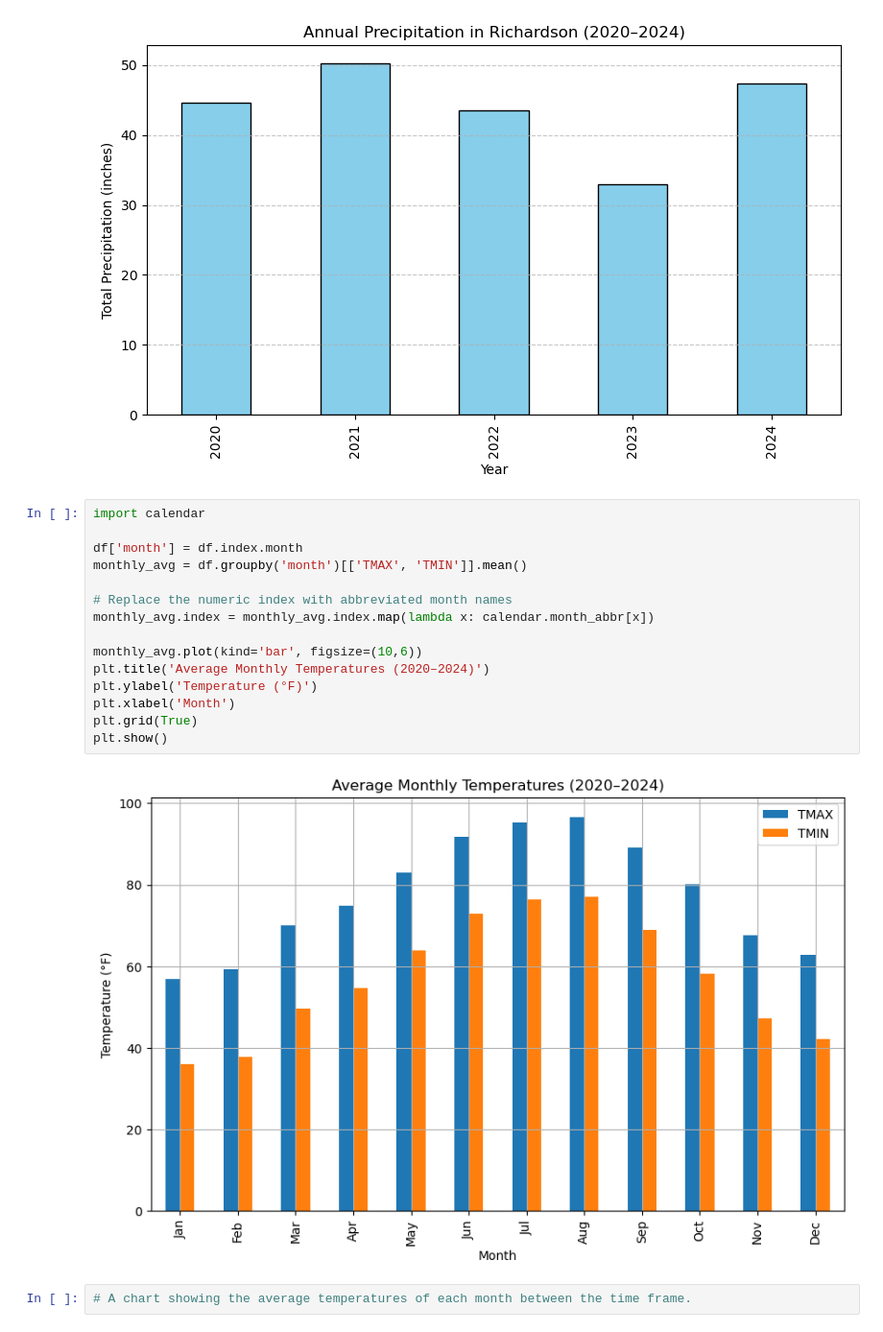
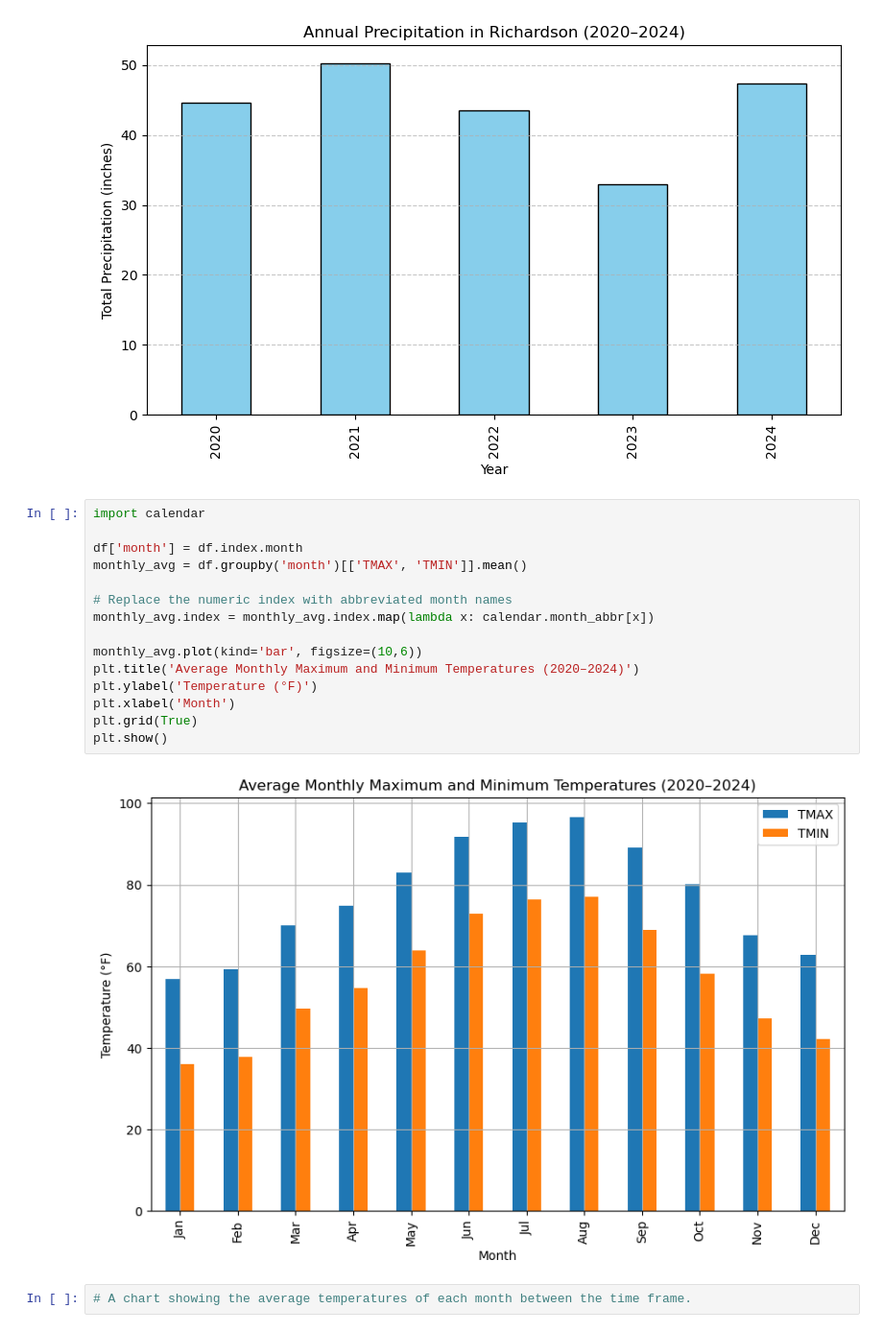
Before and after one commit to Reev132/richardson-weather-analysis, a Jupyter notebook: notebooks/1_Data_Exploration.ipynb, the cells around one changed output. Shown: that part at 96% size. Cells and saved outputs as stored; diff of their text form.

```diff
--- a/notebooks/1_Data_Exploration.ipynb
+++ b/notebooks/1_Data_Exploration.ipynb
@@ -115,20 +115,20 @@ plt.show()
 # %%
 import calendar
 
 df['month'] = df.index.month
 monthly_avg = df.groupby('month')[['TMAX', 'TMIN']].mean()
 
 # Replace the numeric index with abbreviated month names
 monthly_avg.index = monthly_avg.index.map(lambda x: calendar.month_abbr[x])
 
 monthly_avg.plot(kind='bar', figsize=(10,6))
-plt.title('Average Monthly Temperatures (2020–2024)')
+plt.title('Average Monthly Maximum and Minimum Temperatures (2020–2024)')
 plt.ylabel('Temperature (°F)')
 plt.xlabel('Month')
 plt.grid(True)
 plt.show()
 # %% [output]
-[figure, old version]
+[figure, new version]
 # %%
 # A chart showing the average temperatures of each month between the time frame.
 # %%
```
